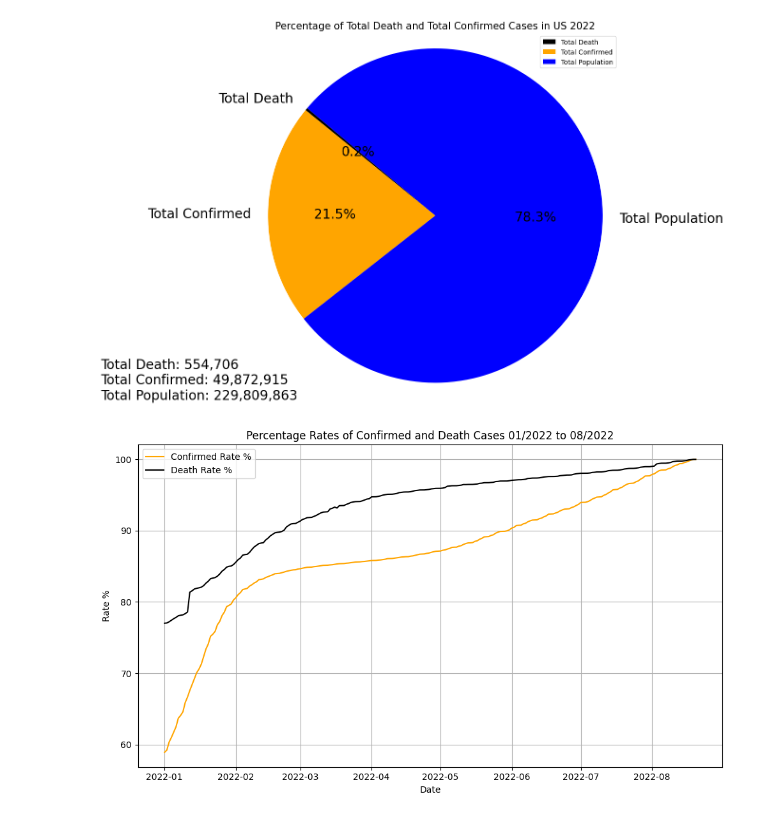
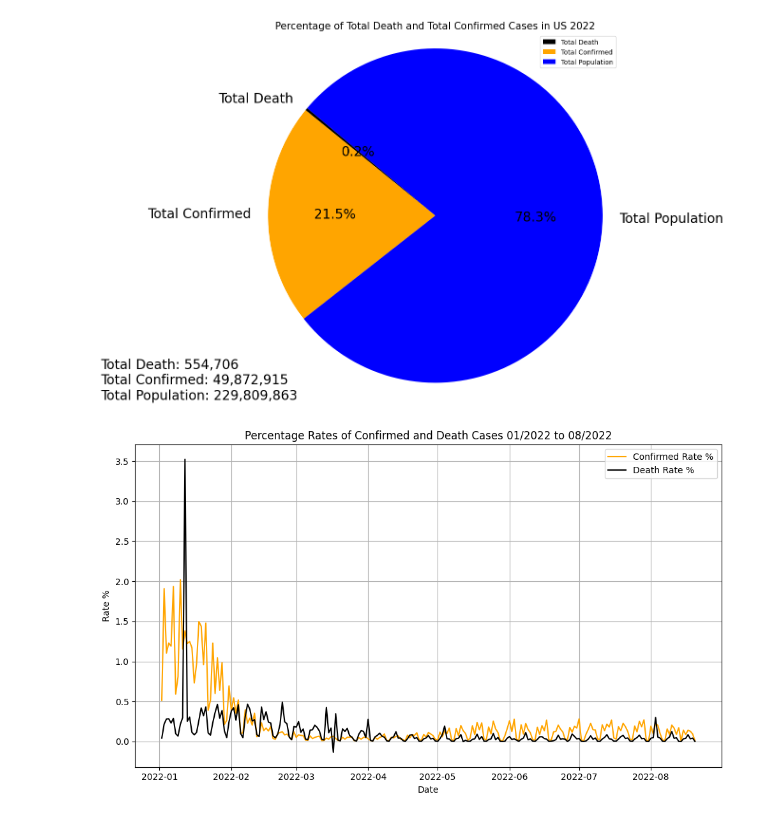
Before and after one commit to AppleBoiy/cs203-c19-analysis, a Jupyter notebook: code/ranking.ipynb, the cells around one changed output. Drawn from its saved outputs; the diff is of its cells as text; code cells hidden in the pictures.

```diff
--- a/code/ranking.ipynb
+++ b/code/ranking.ipynb
@@ -408,30 +408,28 @@ plt.show()
 # %%
 start_date = '2022-01-01'
 end_date = '2022-08-20'
 
 va['Date'] = pd.to_datetime(va['Date'])
 filter_data = va[(va['Date'] >= start_date) & (va['Date'] <= end_date)]
 
 rate_2022 = filter_data.groupby('Date').agg({'Total Confirmed': 'sum', 'Total Death': 'sum'}).reset_index()
 
-rate_2022['Confirmed Rate %'] = (rate_2022['Total Confirmed'] / rate_2022['Total Confirmed'].max()) * 100
-rate_2022['Death Rate %'] = (rate_2022['Total Death'] / rate_2022['Total Death'].max()) * 100
+rate_2022['Confirmed Rate %'] = rate_2022['Total Confirmed'].pct_change() * 100
+rate_2022['Death Rate %'] = rate_2022['Total Death'].pct_change() * 100
 
 plt.figure(figsize=(10, 6))
 
 plt.plot(rate_2022['Date'], rate_2022['Confirmed Rate %'], color='orange', label='Confirmed Rate %')
 
 plt.plot(rate_2022['Date'], rate_2022['Death Rate %'], color='black', label='Death Rate %')
 
 plt.xlabel('Date')
 plt.ylabel('Rate %')
 plt.title('Percentage Rates of Confirmed and Death Cases 01/2022 to 08/2022')
 plt.legend()
 
-plt.xticks
-
 plt.grid(True)
 plt.tight_layout()
 plt.show()
 # %% [output]
-[figure, old version]
+[figure, new version]
```
